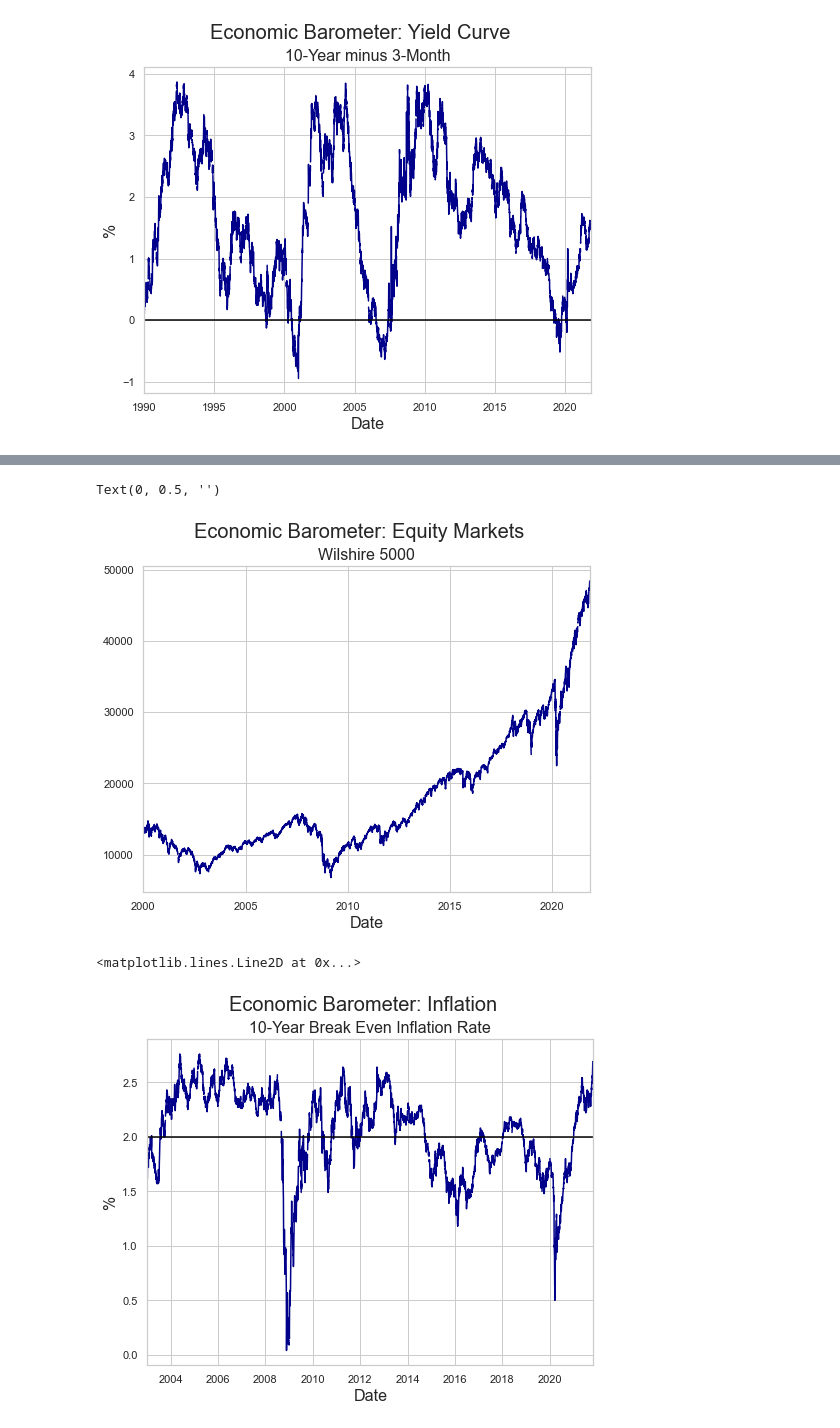
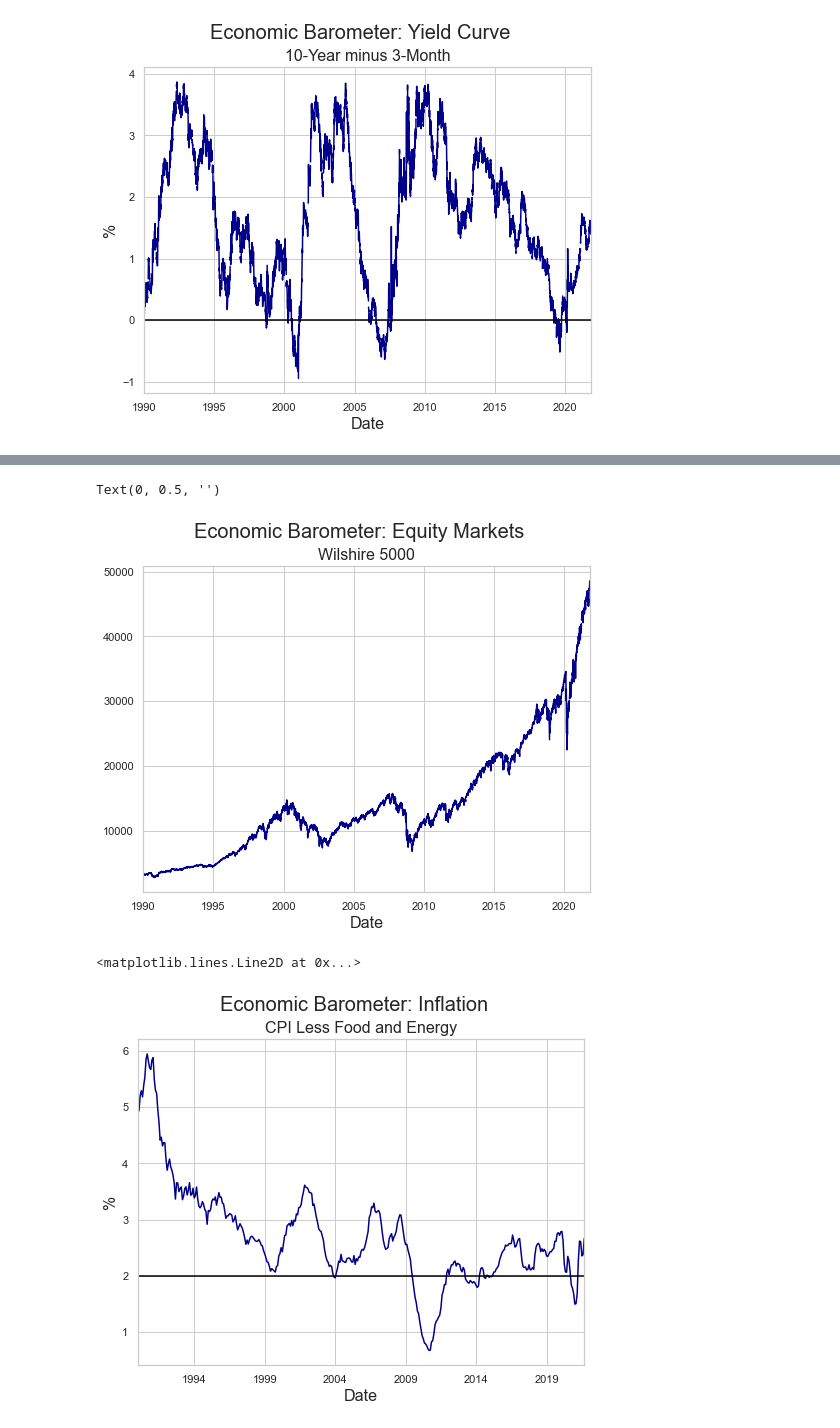
Before and after one commit to thsavage/Public-Presentations, a Jupyter notebook: Reonomy November 10.ipynb, the cells around one changed output, grey strips where cells are left out. Cells and saved outputs as stored; diff of their text form; code cells hidden in the pictures.

```diff
--- a/Reonomy November 10.ipynb
+++ b/Reonomy November 10.ipynb
@@ -58,5 +58,5 @@ Text(0, 0.5, 'Tillions $')
 # %%
-wilshire = fred.get_series("WILL5000PR", observation_start='2000-01-01')
+wilshire = fred.get_series("WILL5000PR", observation_start='1990-01-01')
 wilshire.plot(color='darkblue', figsize=(8, 6))
 plt.suptitle('Economic Barometer: Equity Markets', fontsize=20)
 plt.title('Wilshire 5000', fontsize=16)
@@ -64,16 +64,16 @@ plt.xlabel('Date', fontsize=16)
 plt.ylabel('', fontsize=16)
 # %% [output]
 Text(0, 0.5, '')
-[figure, old version]
+[figure, new version]
 # %%
-break_even = fred.get_series("T10YIE", observation_start='1990-01-01')
+break_even = fred.get_series("CORESTICKM159SFRBATL", observation_start='1990-01-01')
 break_even.plot(color='darkblue', figsize=(8, 6))
 plt.suptitle('Economic Barometer: Inflation', fontsize=20)
-plt.title('10-Year Break Even Inflation Rate', fontsize=16)
+plt.title('CPI Less Food and Energy', fontsize=16)
 plt.xlabel('Date', fontsize=16)
 plt.ylabel('%', fontsize=16)
 plt.axhline(2, color="black")
 # %% [output]
 <matplotlib.lines.Line2D at 0x...>
-[figure, old version]
+[figure, new version]
 # %%
```
Also changed, not shown: parts of 7 cells of this notebook, 1 other file.
